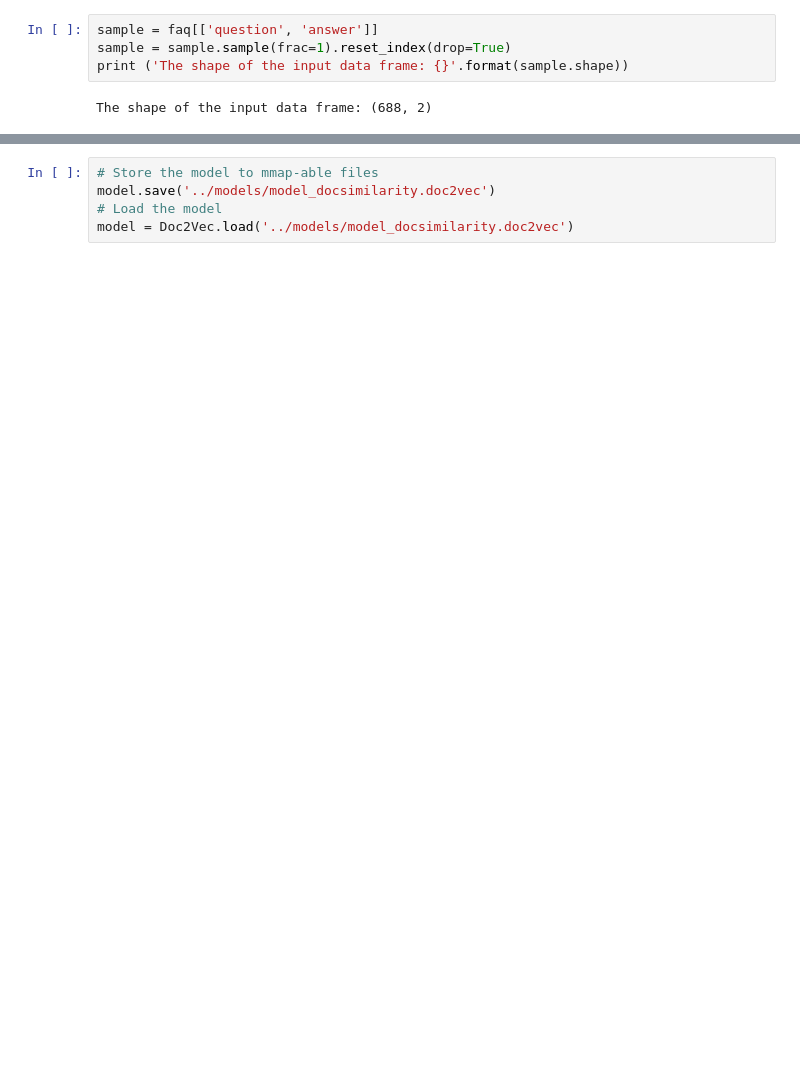
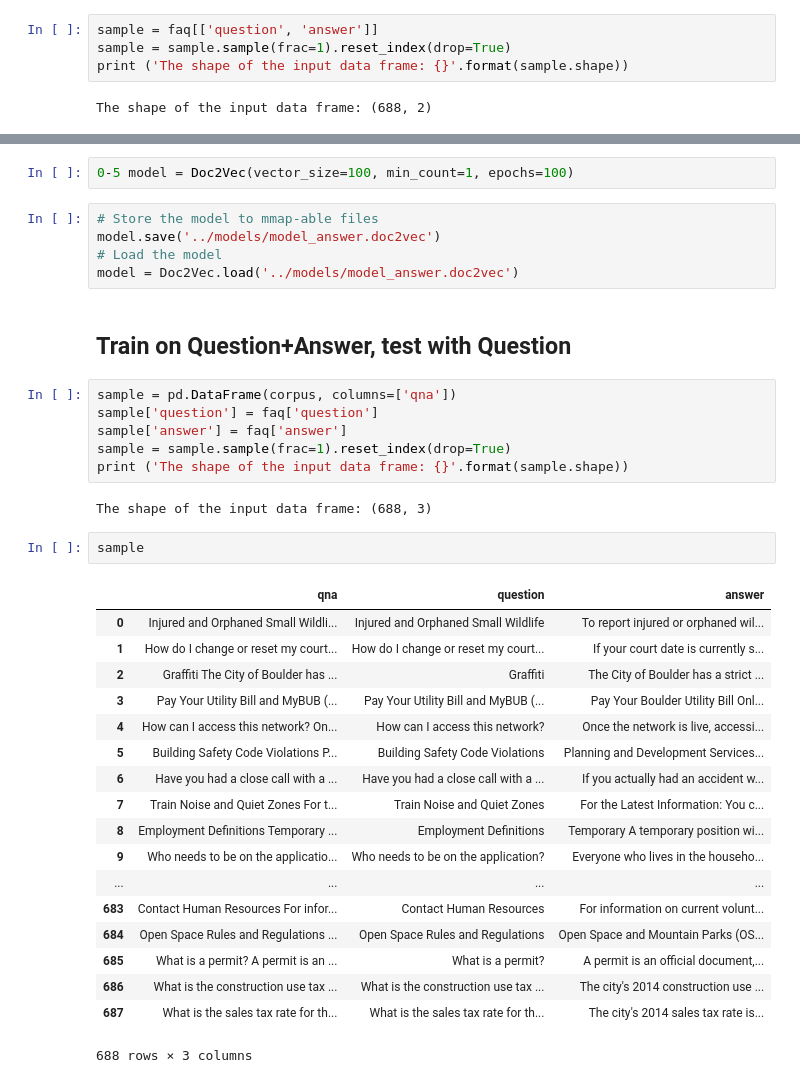
Before and after one commit to willtscott/inquire-boulder-chatbot, a Jupyter notebook: notebooks/faq-chatbot-sandbox.ipynb, the cells around one changed output, grey strips where cells are left out. Saved outputs shown, nothing was run; the diff lists cells and outputs as text; blank space fills up the shorter version.

```diff
--- a/notebooks/faq-chatbot-sandbox.ipynb
+++ b/notebooks/faq-chatbot-sandbox.ipynb
@@ -333,5 +346,38 @@ similars[0]
+# %%
+0-5 model = Doc2Vec(vector_size=100, min_count=1, epochs=100)
 # %%
 # Store the model to mmap-able files
-model.save('../models/model_docsimilarity.doc2vec')
+model.save('../models/model_answer.doc2vec')
 # Load the model
-model = Doc2Vec.load('../models/model_docsimilarity.doc2vec')
+model = Doc2Vec.load('../models/model_answer.doc2vec')
+# %% [markdown]
+## Train on Question+Answer, test with Question
+# %%
+sample = pd.DataFrame(corpus, columns=['qna'])
+sample['question'] = faq['question']
+sample['answer'] = faq['answer']
+sample = sample.sample(frac=1).reset_index(drop=True)
+print ('The shape of the input data frame: {}'.format(sample.shape))
+# %% [output]
+The shape of the input data frame: (688, 3)
+# %%
+sample
+# %% [output]
+|  | qna | question | answer |
+| 0 | Injured and Orphaned Small Wildli... | Injured and Orphaned Small Wildlife | To report injured or orphaned wil... |
+| 1 | How do I change or reset my court... | How do I change or reset my court... | If your court date is currently s... |
+| 2 | Graffiti The City of Boulder has ... | Graffiti | The City of Boulder has a strict ... |
+| 3 | Pay Your Utility Bill and MyBUB (... | Pay Your Utility Bill and MyBUB (... | Pay Your Boulder Utility Bill Onl... |
+| 4 | How can I access this network? On... | How can I access this network? | Once the network is live, accessi... |
+| 5 | Building Safety Code Violations P... | Building Safety Code Violations | Planning and Development Services... |
+| 6 | Have you had a close call with a ... | Have you had a close call with a ... | If you actually had an accident w... |
+| 7 | Train Noise and Quiet Zones For t... | Train Noise and Quiet Zones | For the Latest Information: You c... |
+| 8 | Employment Definitions Temporary ... | Employment Definitions | Temporary A temporary position wi... |
+| 9 | Who needs to be on the applicatio... | Who needs to be on the application? | Everyone who lives in the househo... |
+| ... | ... | ... | ... |
+| 683 | Contact Human Resources For infor... | Contact Human Resources | For information on current volunt... |
+| 684 | Open Space Rules and Regulations ... | Open Space Rules and Regulations | Open Space and Mountain Parks (OS... |
+| 685 | What is a permit? A permit is an ... | What is a permit? | A permit is an official document,... |
+| 686 | What is the construction use tax ... | What is the construction use tax ... | The city's 2014 construction use ... |
+| 687 | What is the sales tax rate for th... | What is the sales tax rate for th... | The city's 2014 sales tax rate is... |
+688 rows × 3 columns
```
Also changed, not shown: parts of 24 cells of this notebook, 3 other files.
